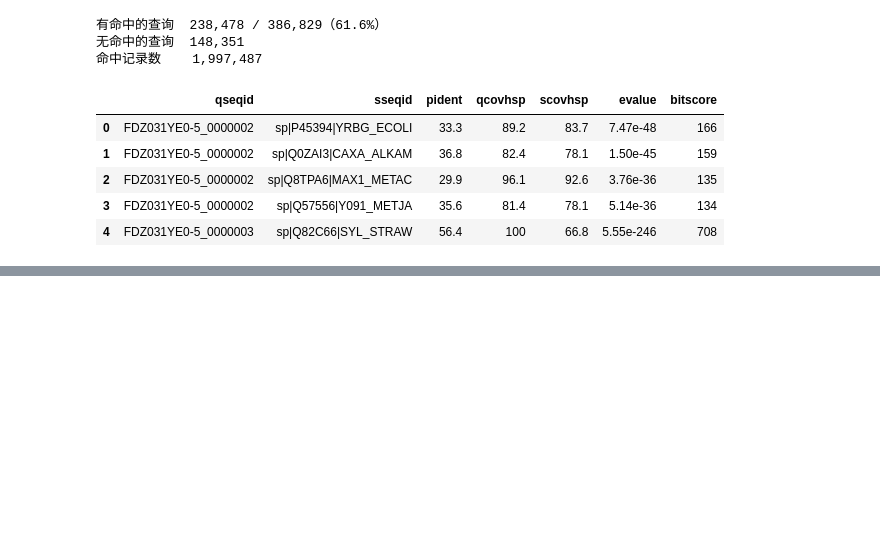
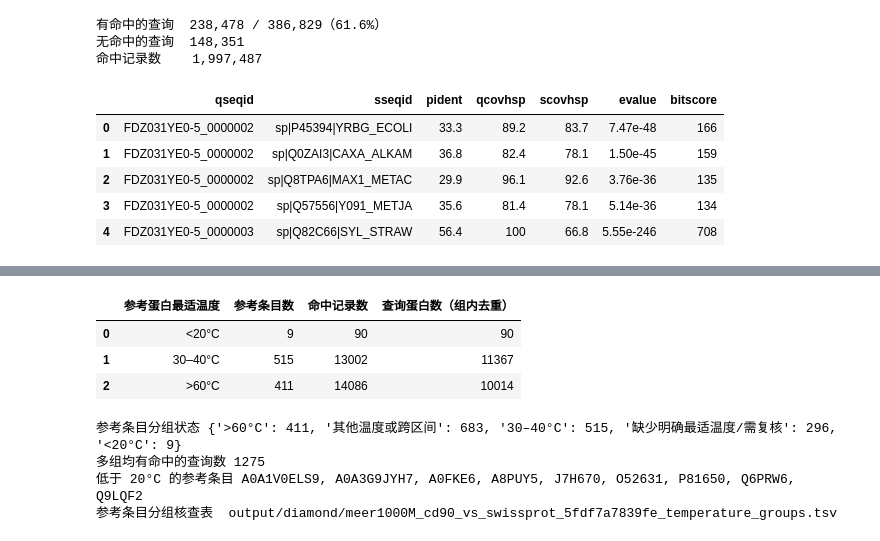
Before and after one commit to AidenBaiZe/Psychrophilic-protein-discovery, a Jupyter notebook: process.ipynb, the cells around one changed output, grey strips where cells are left out. Saved outputs shown, nothing was run; the diff lists cells and outputs as text; code cells hidden in the pictures; blank space fills up the shorter version.

```diff
--- a/process.ipynb
+++ b/process.ipynb
@@ -350,0 +626,74 @@ if preview:
+# %%
+reference_groups = {}
+reference_intervals = {}
+group_references = {group: set() for group in temperature_groups}
+group_queries = {group: set() for group in temperature_groups}
+group_hits = Counter()
+reference_annotation_text = {}
+unclassified_references = set()
+for saved in temperature_rows():
+    if not saved[-1]:
+        continue
+    accession = saved[1].split('|')[1]
+    if accession not in reference_groups:
+        interval, group = classify_reference(accession, saved[-1])
+        reference_groups[accession] = group
+        reference_intervals[accession] = interval
+        reference_annotation_text[accession] = saved[-1]
+    group = reference_groups[accession]
+    if group in temperature_groups:
+        group_references[group].add(accession)
+        group_queries[group].add(saved[0])
+        group_hits[group] += 1
+    else:
+        unclassified_references.add(accession)
+
+temperature_summary = pd.DataFrame([
+    {
+        '参考蛋白最适温度': group,
+        '参考条目数': len(group_references[group]),
+        '命中记录数': group_hits[group],
+        '查询蛋白数（组内去重）': len(group_queries[group]),
+    }
+    for group in temperature_groups
+])
+display(temperature_summary)
+print('参考条目分组状态', dict(Counter(reference_groups.values())))
+print('多组均有命中的查询数', sum(
+    sum(query in group_queries[group] for group in temperature_groups) > 1
+    for query in set().union(*group_queries.values())
+))
+cold_accessions = sorted(group_references['<20°C'])
+print('低于 20°C 的参考条目', ', '.join(cold_accessions))
+
+temperature_audit_path = hits_path.with_name(hits_path.stem + '_temperature_groups.tsv')
+audit_columns = ['accession', 'optimum_temperature_interval_c', 'group', 'temperature_dependence']
+audit_rows = [
+    [accession, str(reference_intervals[accession]), reference_groups[accession],
+     reference_annotation_text[accession]]
+    for accession in sorted(reference_groups)
+]
+if temperature_audit_path.exists():
+    with temperature_audit_path.open(encoding='utf-8', newline='') as handle:
+        reader = csv.reader(handle, delimiter='\t')
+        if next(reader, None) != audit_columns or list(reader) != audit_rows:
+            raise ValueError('已有分组表与当前规则不符，请指定新输出路径')
+else:
+    with TemporaryDirectory(dir=diamond_dir, prefix='.temperature_groups_') as scratch:
+        audit_temp = Path(scratch) / temperature_audit_path.name
+        with audit_temp.open('w', encoding='utf-8', newline='') as handle:
+            writer = csv.writer(handle, delimiter='\t', lineterminator='\n')
+            writer.writerow(audit_columns)
+            writer.writerows(audit_rows)
+        with suppress(FileExistsError):
+            os.link(audit_temp, temperature_audit_path)
+print(f'参考条目分组核查表  {temperature_audit_path.relative_to(project)}')
+# %% [output]
+|  | 参考蛋白最适温度 | 参考条目数 | 命中记录数 | 查询蛋白数（组内去重） |
+| 0 | <20°C | 9 | 90 | 90 |
+| 1 | 30–40°C | 515 | 13002 | 11367 |
+| 2 | >60°C | 411 | 14086 | 10014 |
+参考条目分组状态 {'>60°C': 411, '其他温度或跨区间': 683, '30–40°C': 515, '缺少明确最适温度/需复核': 296, '<20°C': 9}
+多组均有命中的查询数 1275
+低于 20°C 的参考条目 A0A1V0ELS9, A0A3G9JYH7, A0FKE6, A8PUY5, J7H670, O52631, P81650, Q6PRW6, Q9LQF2
+参考条目分组核查表  output/diamond/meer1000M_cd90_vs_swissprot_5fdf7a7839fe_temperature_groups.tsv
```
Also changed, not shown: parts of 6 cells of this notebook, 1 other file.
